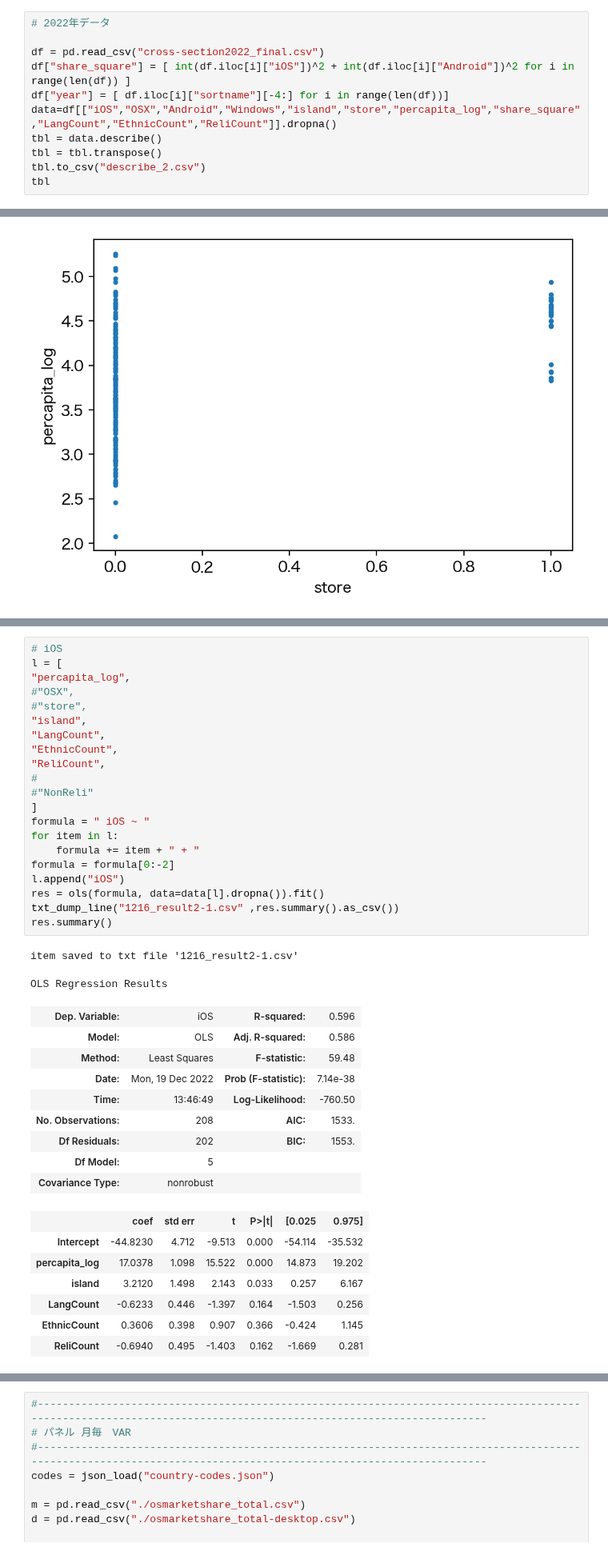
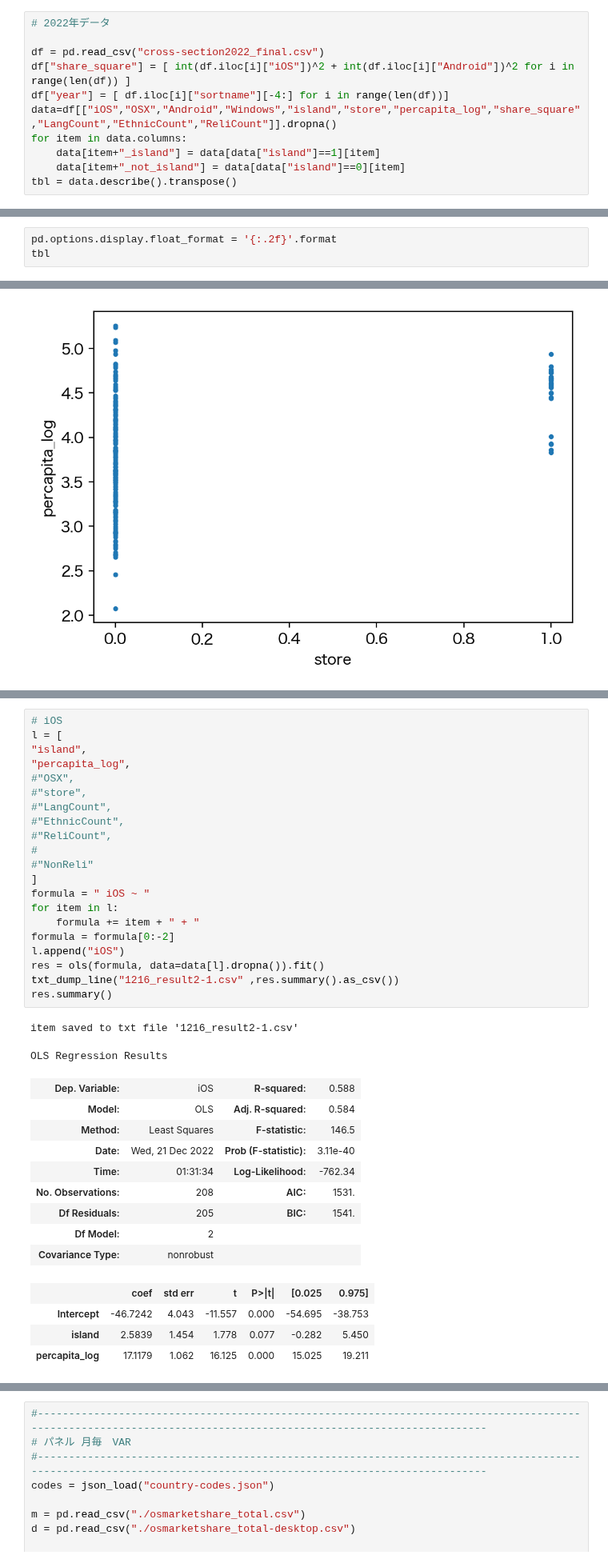
Before and after one commit to kkikrym/graduation_thesis, a Jupyter notebook: analysis.ipynb, the cells around one changed output, grey strips where cells are left out. Shown at 80% size. Saved outputs shown, nothing was run; the diff lists cells and outputs as text.

```diff
--- a/analysis.ipynb
+++ b/analysis.ipynb
@@ -177,8 +177,8 @@ df = pd.read_csv("cross-section2022_final.csv")
 df["share_square"] = [ int(df.iloc[i]["iOS"])^2 + int(df.iloc[i]["Android"])^2 for i in range(len(df)) ]
 df["year"] = [ df.iloc[i]["sortname"][-4:] for i in range(len(df))]
 data=df[["iOS","OSX","Android","Windows","island","store","percapita_log","share_square","LangCount","EthnicCount","ReliCount"]].dropna()
-tbl = data.describe()
-tbl = tbl.transpose()
-tbl.to_csv("describe_2.csv")
-tbl
+for item in data.columns:
+    data[item+"_island"] = data[data["island"]==1][item]
+    data[item+"_not_island"] = data[data["island"]==0][item]
+tbl = data.describe().transpose()
 # %% [output]
@@ -198,0 +186,3 @@ data
+# %%
+pd.options.display.float_format = '{:.2f}'.format
+tbl
@@ -256,40 +265,37 @@ l
 # %%
 # iOS
 l = [
+"island",
 "percapita_log",
 #"OSX",
 #"store",
-"island",
-"LangCount",
-"EthnicCount",
-"ReliCount",
+#"LangCount",
+#"EthnicCount",
+#"ReliCount",
 #
 #"NonReli"
 ]
 formula = " iOS ~ "
 for item in l:
     formula += item + " + "
 formula = formula[0:-2]
 l.append("iOS")
 res = ols(formula, data=data[l].dropna()).fit()
 txt_dump_line("1216_result2-1.csv" ,res.summary().as_csv())
 res.summary()
 # %% [output]
 item saved to txt file '1216_result2-1.csv'
 OLS Regression Results
-| Dep. Variable: | iOS | R-squared: | 0.596 |
-| Model: | OLS | Adj. R-squared: | 0.586 |
-| Method: | Least Squares | F-statistic: | 59.48 |
-| Date: | Mon, 19 Dec 2022 | Prob (F-statistic): | 7.14e-38 |
-| Time: | 13:46:49 | Log-Likelihood: | -760.50 |
-| No. Observations: | 208 | AIC: | 1533. |
-| Df Residuals: | 202 | BIC: | 1553. |
-| Df Model: | 5 |  |  |
+| Dep. Variable: | iOS | R-squared: | 0.588 |
+| Model: | OLS | Adj. R-squared: | 0.584 |
+| Method: | Least Squares | F-statistic: | 146.5 |
+| Date: | Wed, 21 Dec 2022 | Prob (F-statistic): | 3.11e-40 |
+| Time: | 01:31:34 | Log-Likelihood: | -762.34 |
+| No. Observations: | 208 | AIC: | 1531. |
+| Df Residuals: | 205 | BIC: | 1541. |
+| Df Model: | 2 |  |  |
 | Covariance Type: | nonrobust |  |  |
 |  | coef | std err | t | P>|t| | [0.025 | 0.975] |
-| Intercept | -44.8230 | 4.712 | -9.513 | 0.000 | -54.114 | -35.532 |
-| percapita_log | 17.0378 | 1.098 | 15.522 | 0.000 | 14.873 | 19.202 |
-| island | 3.2120 | 1.498 | 2.143 | 0.033 | 0.257 | 6.167 |
-| LangCount | -0.6233 | 0.446 | -1.397 | 0.164 | -1.503 | 0.256 |
-| EthnicCount | 0.3606 | 0.398 | 0.907 | 0.366 | -0.424 | 1.145 |
-| ReliCount | -0.6940 | 0.495 | -1.403 | 0.162 | -1.669 | 0.281 |
+| Intercept | -46.7242 | 4.043 | -11.557 | 0.000 | -54.695 | -38.753 |
+| island | 2.5839 | 1.454 | 1.778 | 0.077 | -0.282 | 5.450 |
+| percapita_log | 17.1179 | 1.062 | 16.125 | 0.000 | 15.025 | 19.211 |
```
Also changed, not shown: parts of 9 cells of this notebook, 6 other files.
